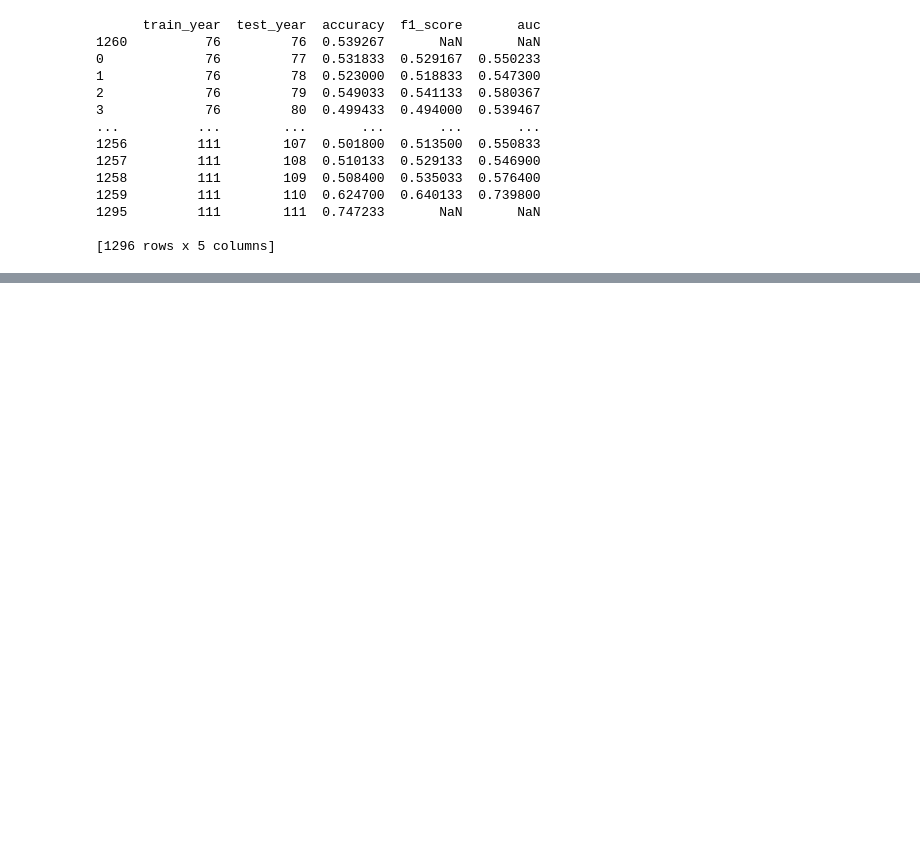
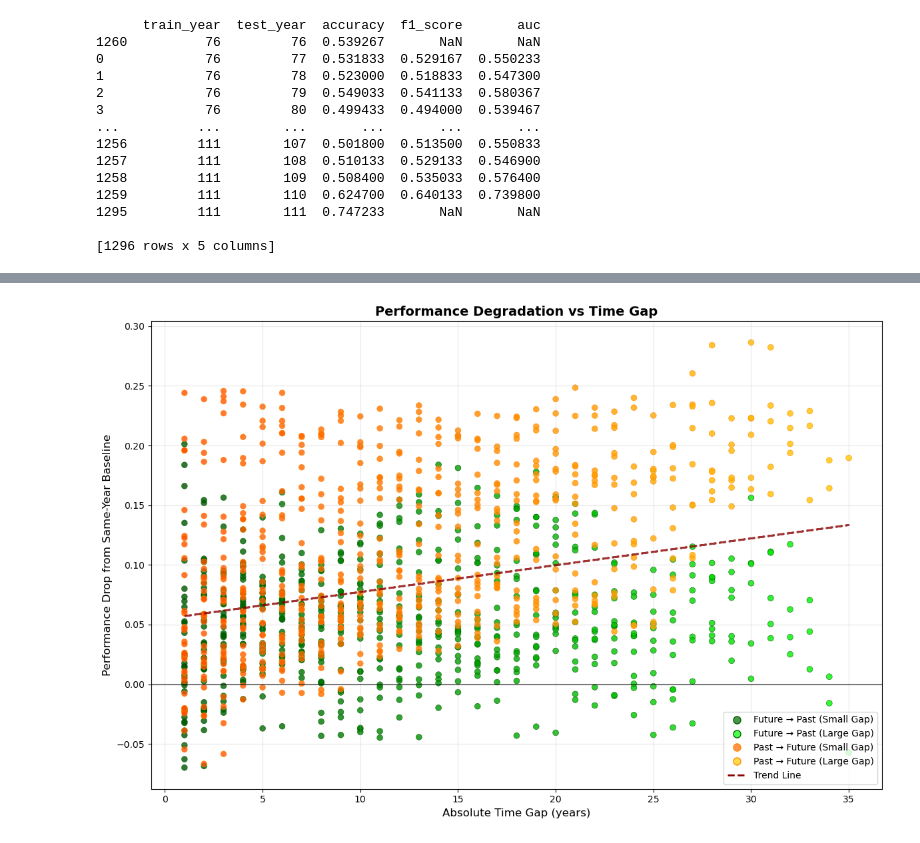
Before and after one commit to giacomotre/congress-polarization-thesis, a Jupyter notebook: notebooks/cross_year_analysis.ipynb, the cells around one changed output, grey strips where cells are left out. Saved outputs shown, nothing was run; the diff lists cells and outputs as text; code cells hidden in the pictures; blank space fills up the shorter version.

```diff
--- a/notebooks/cross_year_analysis.ipynb
+++ b/notebooks/cross_year_analysis.ipynb
@@ -494,0 +247,100 @@ GAP ANALYSIS RESULTS (Individual Time Gaps)
+# %%
+# Prepare data for gap analysis
+df_analysis = final_df.copy()
+df_analysis['abs_time_gap'] = np.abs(df_analysis['test_year'] - df_analysis['train_year'])
+
+# Get same-year performance as baseline
+same_year_baseline = final_df[final_df['train_year'] == final_df['test_year']].set_index('train_year')['accuracy']
+
+# Calculate performance drop from baseline
+df_analysis['baseline_accuracy'] = np.nan
+df_analysis['performance_drop'] = np.nan
+
+for idx, row in df_analysis.iterrows():
+    train_year = row['train_year']
+    test_year = row['test_year']
+
+    if train_year == test_year:
+        df_analysis.loc[idx, 'baseline_accuracy'] = row['accuracy']
+        df_analysis.loc[idx, 'performance_drop'] = 0.0
+    else:
+        if train_year in same_year_baseline.index:
+            baseline = same_year_baseline[train_year]
+            df_analysis.loc[idx, 'baseline_accuracy'] = baseline
+            df_analysis.loc[idx, 'performance_drop'] = baseline - row['accuracy']
+
+# Filter cross-year data
+cross_year_data = df_analysis[df_analysis['abs_time_gap'] > 0]
+valid_drops = cross_year_data.dropna(subset=['performance_drop'])
+
+# Create scatter plot
+fig, ax = plt.subplots(1, 1, figsize=(12, 8))
+
+if not valid_drops.empty:
+    # Calculate actual time gap for color coding
+    valid_drops_copy = valid_drops.copy()
+    valid_drops_copy['actual_time_gap'] = valid_drops_copy['test_year'] - valid_drops_copy['train_year']
+
+    # Get maximum gap for normalization
+    max_gap = valid_drops_copy['abs_time_gap'].max()
+
+    # Separate positive and negative gaps
+    positive_gaps = valid_drops_copy[valid_drops_copy['actual_time_gap'] > 0]
+    negative_gaps = valid_drops_copy[valid_drops_copy['actual_time_gap'] < 0]
+
+    # Plot positive gaps with green gradient
+    if not positive_gaps.empty:
+        norm_pos_gaps = positive_gaps['abs_time_gap'] / max_gap
+        pos_colors = [(0, 0.3 + 0.7 * intensity, 0, 0.7) for intensity in norm_pos_gaps]
+
+        ax.scatter(positive_gaps['abs_time_gap'], positive_gaps['performance_drop'],
+                  alpha=0.8, s=40, c=pos_colors,
+                  label='Future → Past (Positive Gap)', edgecolors='darkgreen', linewidth=0.5)
+
+    # Plot negative gaps with orange gradient
+    if not negative_gaps.empty:
+        norm_neg_gaps = negative_gaps['abs_time_gap'] / max_gap
+        neg_colors = [(1, 0.3 + 0.5 * intensity, 0, 0.7) for intensity in norm_neg_gaps]
+
+        ax.scatter(negative_gaps['abs_time_gap'], negative_gaps['performance_drop'],
+                  alpha=0.8, s=40, c=neg_colors,
+                  label='Past → Future (Negative Gap)', edgecolors='darkorange', linewidth=0.5)
+
+    # Add trend line
+    if len(valid_drops) > 1:
+        z = np.polyfit(valid_drops['abs_time_gap'], valid_drops['performance_drop'], 1)
+        p = np.poly1d(z)
+        ax.plot(valid_drops['abs_time_gap'], p(valid_drops['abs_time_gap']),
+               "darkred", linestyle='--', alpha=0.8, linewidth=2, label='Trend Line')
+
+    # Create custom legend
+    legend_elements = []
+    legend_elements.append(plt.Line2D([0], [0], marker='o', color='w',
+                                    markerfacecolor=(0, 0.4, 0, 0.7), markersize=8,
+                                    label='Future → Past (Small Gap)', markeredgecolor='darkgreen'))
+    legend_elements.append(plt.Line2D([0], [0], marker='o', color='w',
+                                    markerfacecolor=(0, 1, 0, 0.7), markersize=8,
+                                    label='Future → Past (Large Gap)', markeredgecolor='darkgreen'))
+    legend_elements.append(plt.Line2D([0], [0], marker='o', color='w',
+                                    markerfacecolor=(1, 0.4, 0, 0.7), markersize=8,
+                                    label='Past → Future (Small Gap)', markeredgecolor='darkorange'))
+    legend_elements.append(plt.Line2D([0], [0], marker='o', color='w',
+                                    markerfacecolor=(1, 0.8, 0, 0.7), markersize=8,
+                                    label='Past → Future (Large Gap)', markeredgecolor='darkorange'))
+
+    if len(valid_drops) > 1:
+        legend_elements.append(plt.Line2D([0], [0], color='darkred', linestyle='--',
+                                        linewidth=2, label='Trend Line'))
+
+    ax.legend(handles=legend_elements, loc='best', fontsize=10)
+
+ax.axhline(y=0, color='black', linestyle='-', alpha=0.5)
+ax.set_xlabel('Absolute Time Gap (years)', fontsize=12)
+ax.set_ylabel('Performance Drop from Same-Year Baseline', fontsize=12)
+ax.set_title('Performance Degradation vs Time Gap', fontsize=14, fontweight='bold')
+ax.grid(True, alpha=0.3)
+
+plt.tight_layout()
+plt.show()
+# %% [output]
+[figure, added]
```
Also changed, not shown: parts of 8 cells of this notebook, 10 other files.
